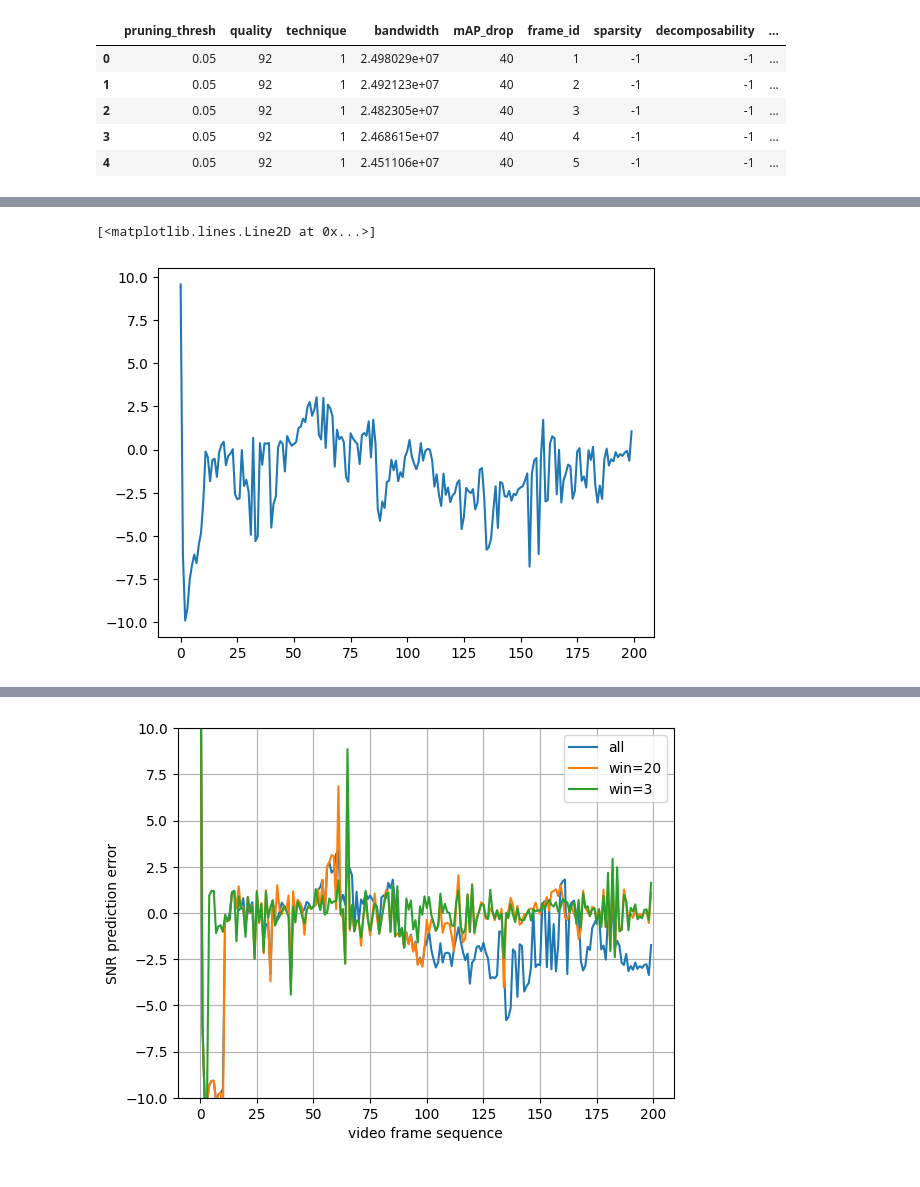
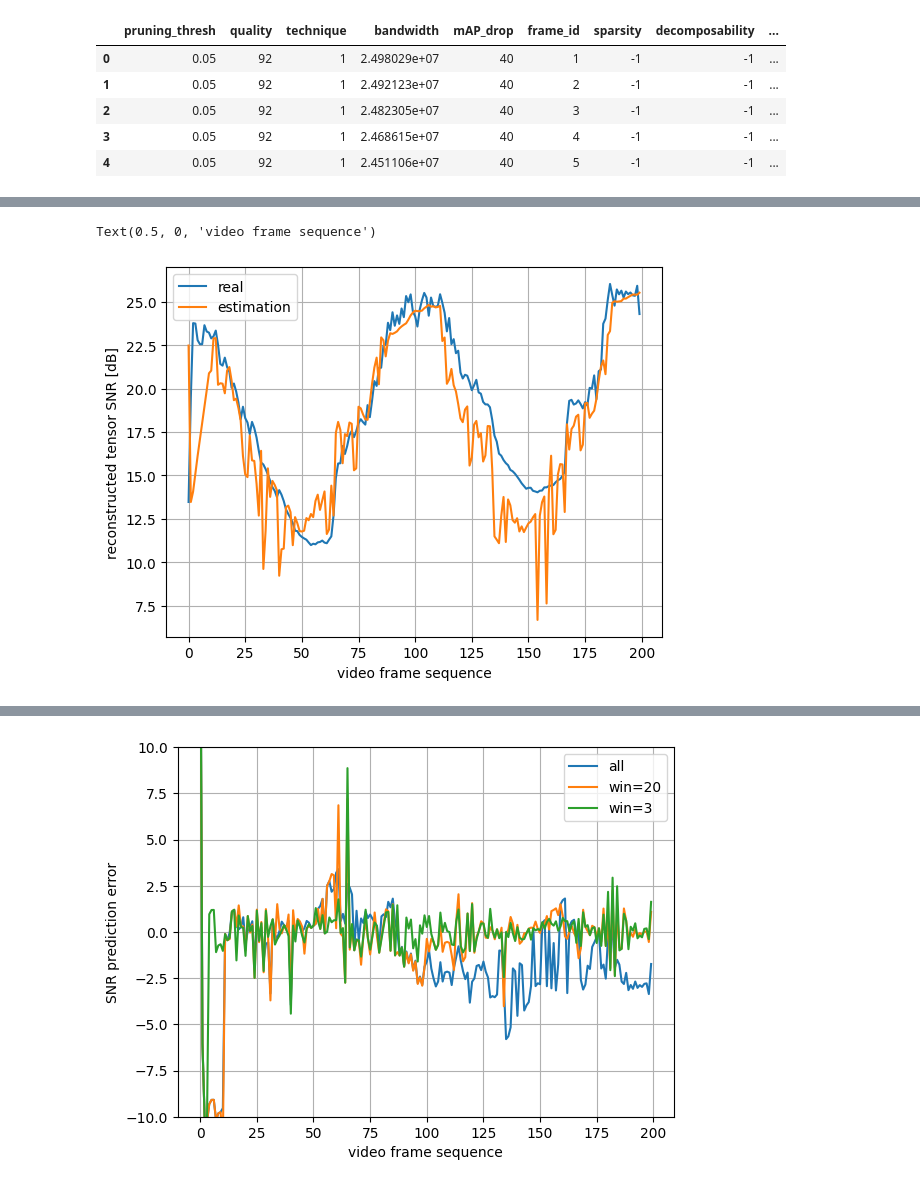
Before and after one commit to Rexyyj/split_DNN_framework, a Jupyter notebook: dynamic_framework/linearality_analysis/analysis_jpeg_dynamic2_snr_history.ipynb, the cells around one changed output, grey strips where cells are left out. Saved outputs shown, nothing was run; the diff lists cells and outputs as text; code cells hidden in the pictures.

```diff
--- a/dynamic_framework/linearality_analysis/analysis_jpeg_dynamic2_snr_history.ipynb
+++ b/dynamic_framework/linearality_analysis/analysis_jpeg_dynamic2_snr_history.ipynb
@@ -3,6 +3,11 @@ from scipy.interpolate import griddata
 import pandas as pd
 import numpy as np
 import matplotlib.pyplot as plt
+# %%
+plt.rcParams.update({"text.usetex": False,
+                     "font.size": 18,
+                     "pdf.fonttype": 42,
+                     "ps.fonttype": 42})
 # %%
 df = pd.read_csv("../measurements/JPEG_manager_dyanmic2/characteristic.csv")
 # %%
@@ -21,3 +24,6 @@ test ={}
+# %%
+tensor_size = 128*26*26*4
+df["cmp"] = tensor_size/df["datasize_real"]
 # %%
 jpeg_cha = pd.read_csv("/home/rex/gitRepo/split_DNN_framework/stable_tests/measurements/jpeg_snr_cha/characteristic.csv")
 jpeg_cha = jpeg_cha[jpeg_cha["sparsity"]>0]
@@ -29,7 +35,7 @@ quality = [60,70,80,90,100]
 
 snr_samples ={}
 cmp_samples ={}
-window_size = 20
+window_size = 3
 
 cha_df_group =jpeg_cha.groupby("pruning_thresh")
 for p in pruning:
@@ -77,6 +72,0 @@ plt.legend()
-# %%
-plt.figure()
-plt.plot(est_err)
-# %% [output]
-[<matplotlib.lines.Line2D at 0x...>]
-[figure, removed]
@@ -82,0 +120,13 @@ plt.plot(est_err)
+# %%
+plt.figure()
+plt.plot(snr_m, label = "real")
+plt.plot(est_all, label = "estimation")
+
+plt.legend()
+plt.legend()
+plt.grid()
+plt.ylabel("reconstructed tensor SNR [dB]")
+plt.xlabel("video frame sequence")
+# %% [output]
+Text(0.5, 0, 'video frame sequence')
+[figure, added]
```
Also changed, not shown: parts of 7 cells of this notebook, 3 other files.
